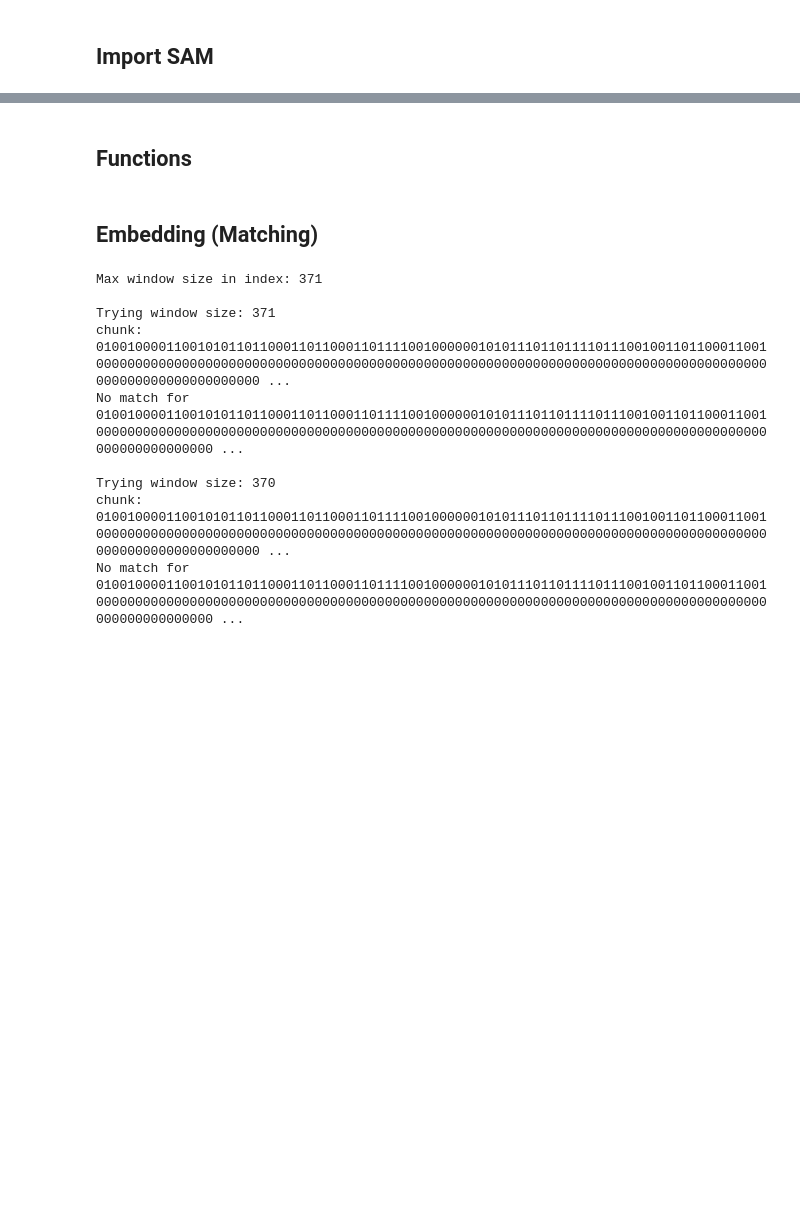
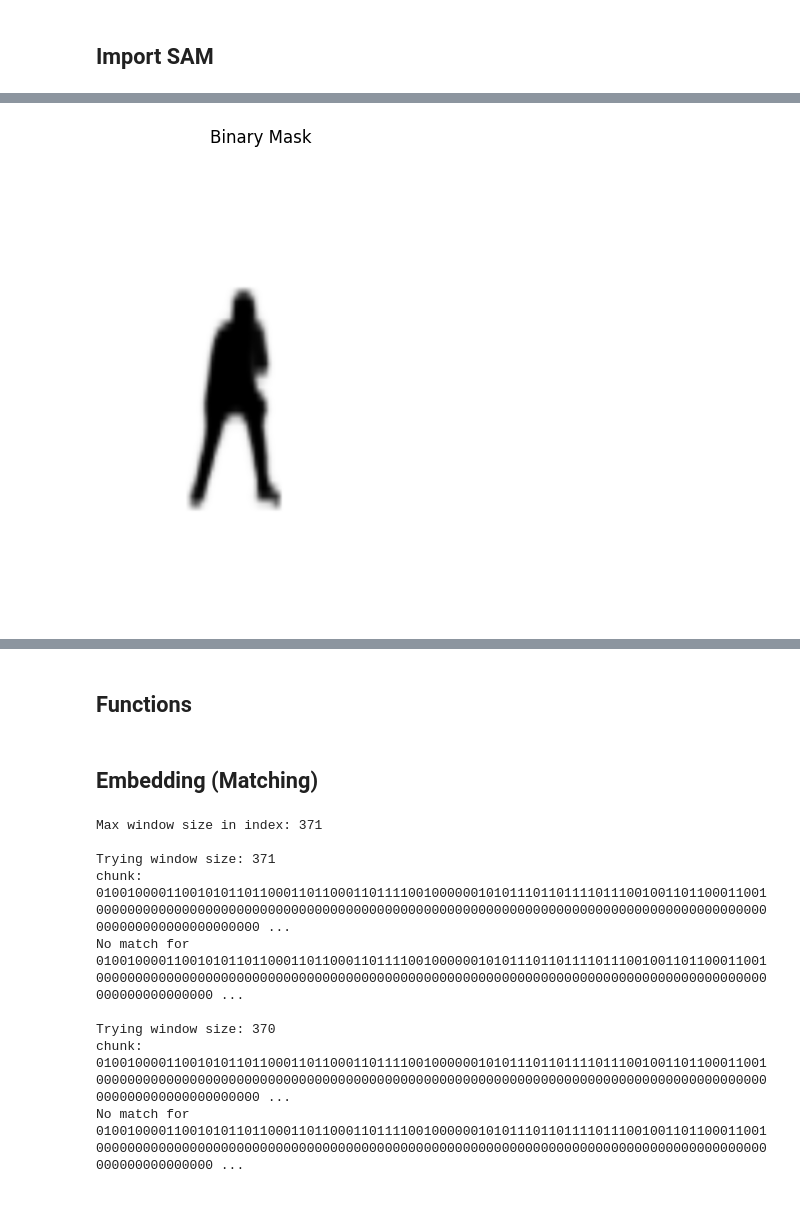
Before and after one commit to rawanmd/segmentation_coverless_steg, a Jupyter notebook: Segmentation_Coverless_Steg.ipynb, the cells around one changed output, grey strips where cells are left out. Drawn from its saved outputs; the diff is of its cells as text; code cells hidden in the pictures; blank space fills up the shorter version.

Commit message:
imported Mask R-CNN and visualized.

```diff
--- a/Segmentation_Coverless_Steg.ipynb
+++ b/Segmentation_Coverless_Steg.ipynb
@@ -109,0 +145,13 @@ mask_generator = SamAutomaticMaskGenerator(sam)
+# %%
+mask_rcnn_model = torchvision.models.detection.maskrcnn_resnet50_fpn(
+    weights="DEFAULT"
+)
+mask_rcnn_model.eval()
+
+image = cv2.imread(images[0])
+image = cv2.cvtColor(image, cv2.COLOR_BGR2RGB)
+
+img_tensor = F.to_tensor(image)
+
+with torch.no_grad():
+    prediction = mask_rcnn_model([img_tensor])[0]
@@ -109,0 +160,10 @@ mask_generator = SamAutomaticMaskGenerator(sam)
+# %%
+binary_mask = prediction['masks'][0].squeeze().cpu().numpy()
+
+plt.figure(figsize=(6, 6))
+plt.imshow(binary_mask, cmap='binary')
+plt.axis('off')
+plt.title('Binary Mask')
+plt.show()
+# %% [output]
+[figure, added]
```
Also changed, not shown: parts of 10 cells of this notebook.
